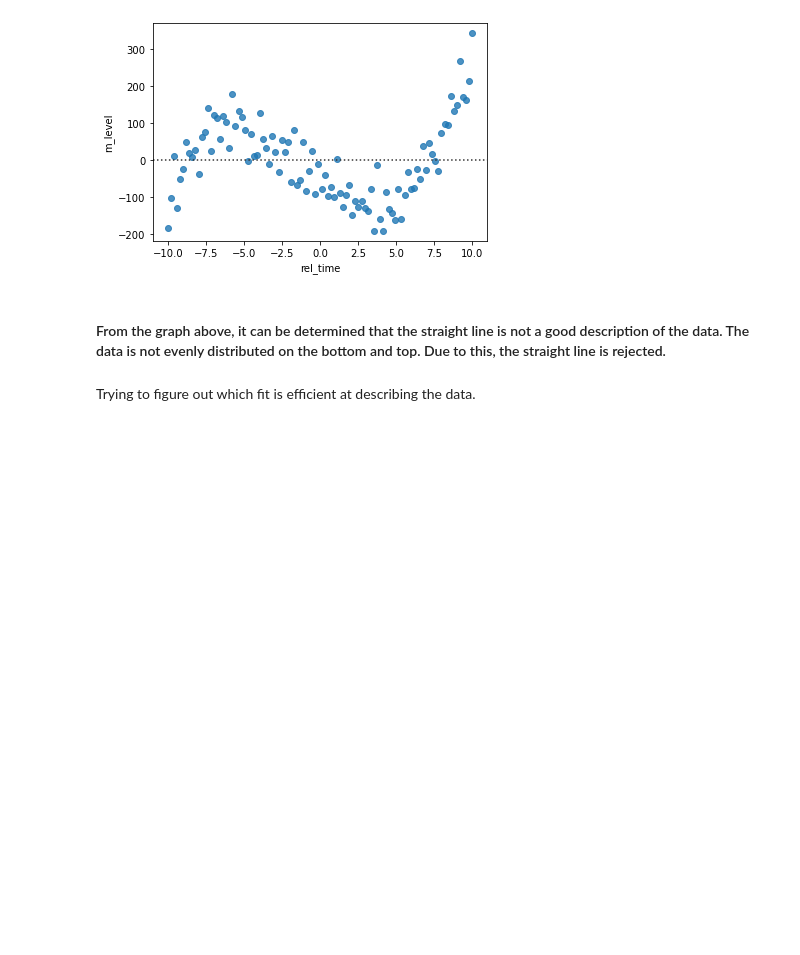
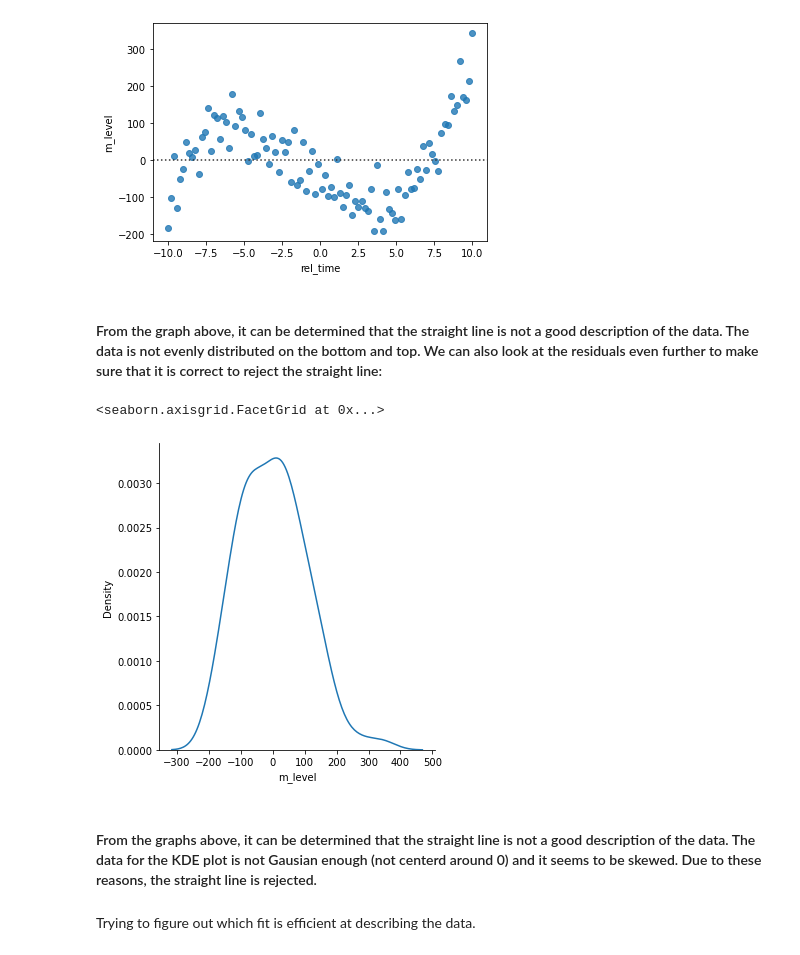
Before and after one commit to mohammedfmehboob/PythonTutorials, a Jupyter notebook: Exercise8.ipynb, the cells around one changed output. Drawn from its saved outputs; the diff is of its cells as text; code cells hidden in the pictures; blank space fills up the shorter version.

```diff
--- a/Exercise8.ipynb
+++ b/Exercise8.ipynb
@@ -38,7 +38,20 @@ sns.residplot(data=the_data, x='rel_time', y='m_level')
 <AxesSubplot:xlabel='rel_time', ylabel='m_level'>
 [figure]
 # %% [markdown]
-#### From the graph above, it can be determined that the straight line is not a good description of the data. The data is not evenly distributed on the bottom and top. Due to this, the straight line is rejected.
+#### From the graph above, it can be determined that the straight line is not a good description of the data. The data is not evenly distributed on the bottom and top. We can also look at the residuals even further to make sure that it is correct to reject the straight line:
+# %%
+the_fit = np.polyfit(x= the_data['rel_time'],
+                     y =the_data['m_level'], deg = 1)
+fit_values = np.polyval(the_fit, the_data['rel_time'])
+# %%
+my_residuals = the_data['m_level'] - fit_values
+# %%
+sns.displot(my_residuals, kind = 'kde')
+# %% [output]
+<seaborn.axisgrid.FacetGrid at 0x...>
+[figure, added]
+# %% [markdown]
+#### From the graphs above, it can be determined that the straight line is not a good description of the data. The data for the KDE plot is not Gausian enough (not centerd around 0) and it seems to be skewed. Due to these reasons, the straight line is rejected.
 # %% [markdown]
 Trying to figure out which fit is efficient at describing the data.
 # %%
```
Also changed, not shown: parts of 1 cell of this notebook.
